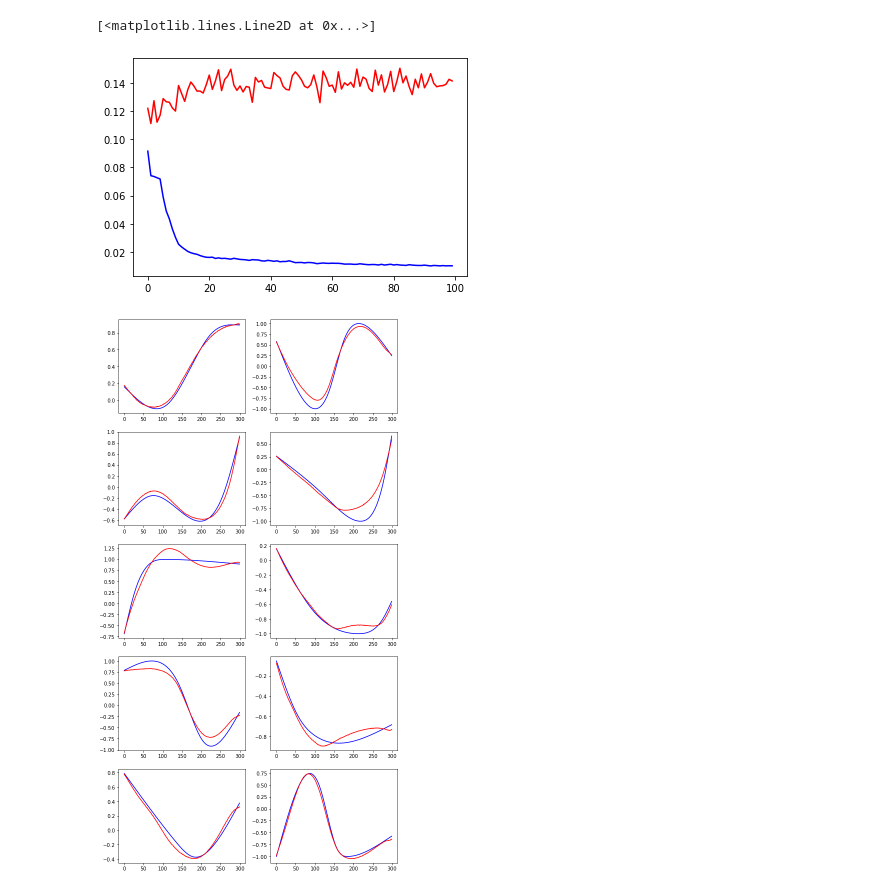
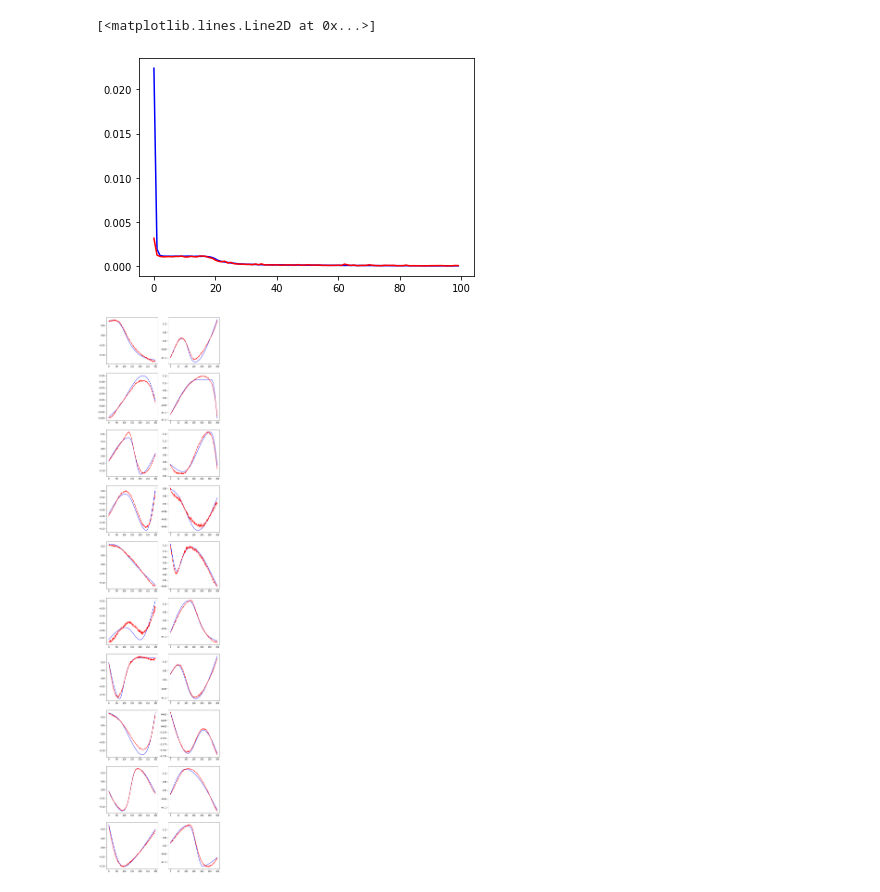
Before and after one commit to CeHao1/train_policy-track, a Jupyter notebook: train_NN/test1.ipynb, the cells around one changed output. Saved outputs shown, nothing was run; the diff lists cells and outputs as text; code cells hidden in the pictures.

```diff
--- a/train_NN/test1.ipynb
+++ b/train_NN/test1.ipynb
@@ -9,12 +9,12 @@ import random
 train=scipy.io.loadmat("train_both_smooth.mat")
 train_data=train['data']
 train_targets=train['targets']
-train_targets=train_targets/0.1;
+train_targets=train_targets/0.8;
 
-test=scipy.io.loadmat("test_both.mat")
+test=scipy.io.loadmat("test_both_smooth.mat")
 test_data=test['data']
 test_targets=test['targets']
-test_targets=test_targets/0.1;
+test_targets=test_targets/0.8;
 
 
 # print(train_data.shape)
@@ -22,11 +22,11 @@ test_targets=test_targets/0.1;
 # %%
 def get_new_model(input_shape):
     model=tf.keras.Sequential([
-        tf.keras.layers.Dense(64,activation='tanh',
+        tf.keras.layers.Dense(200,
                               input_shape=input_shape),
 
-        tf.keras.layers.Dense(128,activation='tanh'),
-        tf.keras.layers.Dense(1000),
+        tf.keras.layers.Dense(500,activation='sigmoid'),
+        tf.keras.layers.Dense(1000,activation='sigmoid'),
         tf.keras.layers.Dense(300),
 
     ])
@@ -92,22 +92,22 @@ plt.plot(history.history["loss"],'b')
 plt.plot(history.history["val_loss"],'r')
 # %% [output]
 [<matplotlib.lines.Line2D at 0x...>]
-[figure, old version]
+[figure, new version]
 # %%
 prediction=model.predict(train_data)
 # %%
-allfigures=10;
+allfigures=20;
 
 index=random.sample(range(0,train_targets.shape[0]),allfigures)
 
-plt.figure(figsize=(10, 20))
+plt.figure(figsize=(10, 50))
 
 for i in range(allfigures):
-    plt.subplot(5,2,i+1)
+    plt.subplot(10,2,i+1)
     plt.plot(train_targets[index[i]],'b')
     plt.plot(prediction[index[i]],'r')
     plt.axis
 
 plt.show()
 # %% [output]
-[figure, old version]
+[figure, new version]
```
Also changed, not shown: parts of 2 cells of this notebook, 2 other files.
